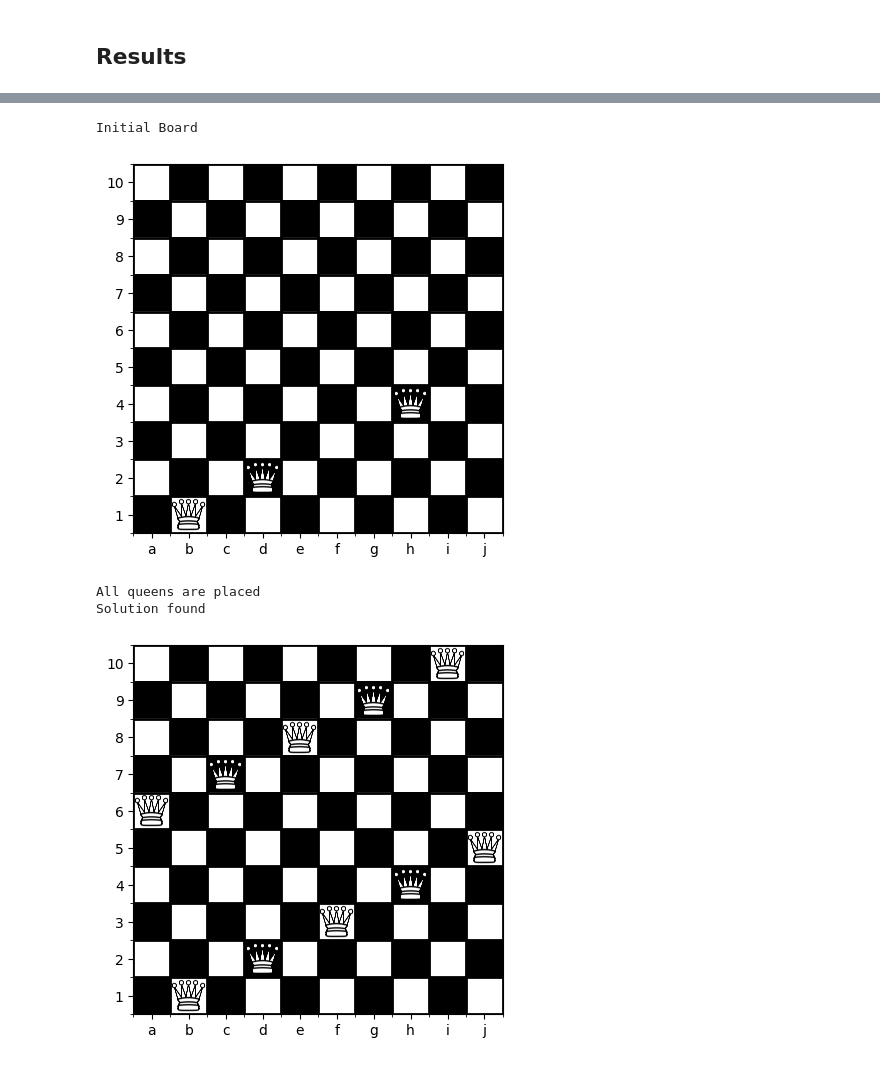
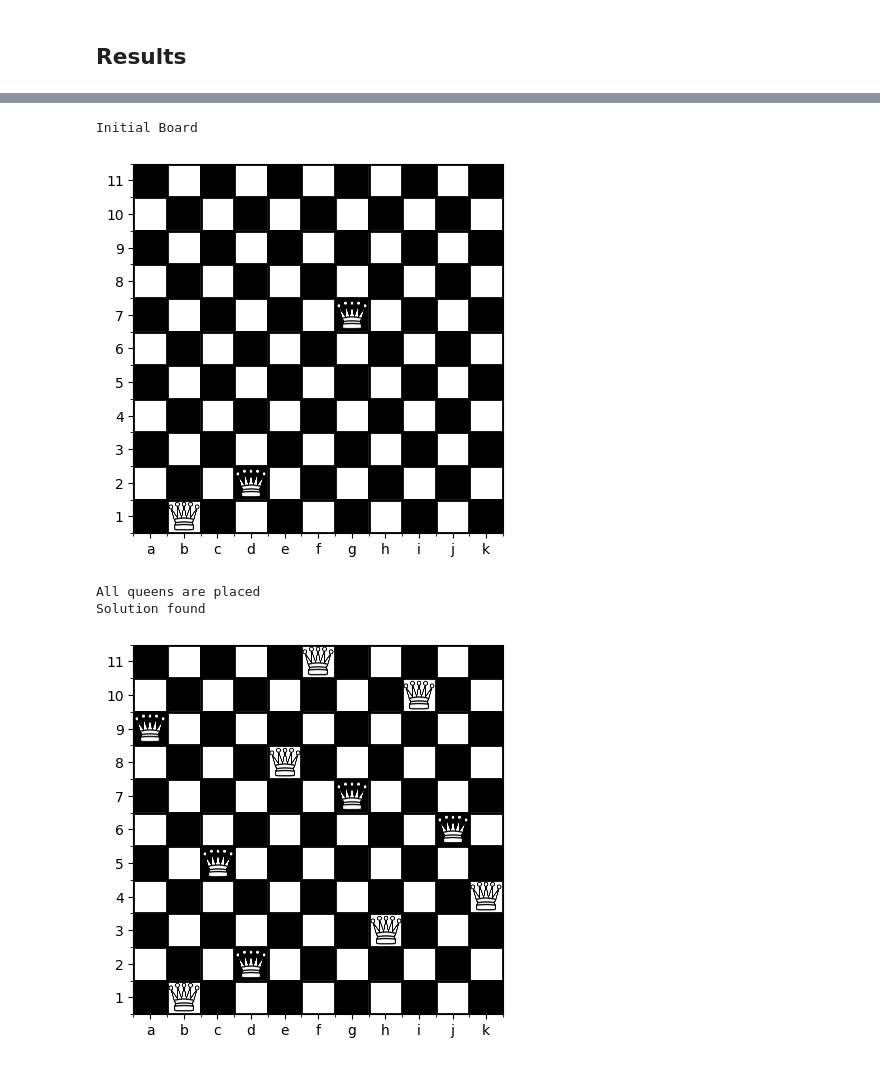
Before and after one commit to Harshit-Ch/N-Queens, a Jupyter notebook: NQueens.ipynb, the cells around one changed output, grey strips where cells are left out. Drawn from its saved outputs; the diff is of its cells as text; code cells hidden in the pictures.

```diff
--- a/NQueens.ipynb
+++ b/NQueens.ipynb
@@ -216,13 +198,13 @@ Solution found
 # %%
-n = 10  # size of chessboard (can be any number)
+n = 11  # size of chessboard (can be any number)
 nqueens_with_initial_position = NQueens(n,
                   image_path=queen_image_path,
-                  initial_position=[(0,1), (3,7), (1,3)],
+                  initial_position=[(0,1), (6,6), (1,3)],
                   verbose=False) # Assigns a variable to the model
 nqueens_with_initial_position.solve()
 # %% [output]
 Initial Board
-[figure, old version]
+[figure, new version]
 All queens are placed
 Solution found
-[figure, old version]
+[figure, new version]
```
Also changed, not shown: parts of 3 cells of this notebook, 1 other file.
